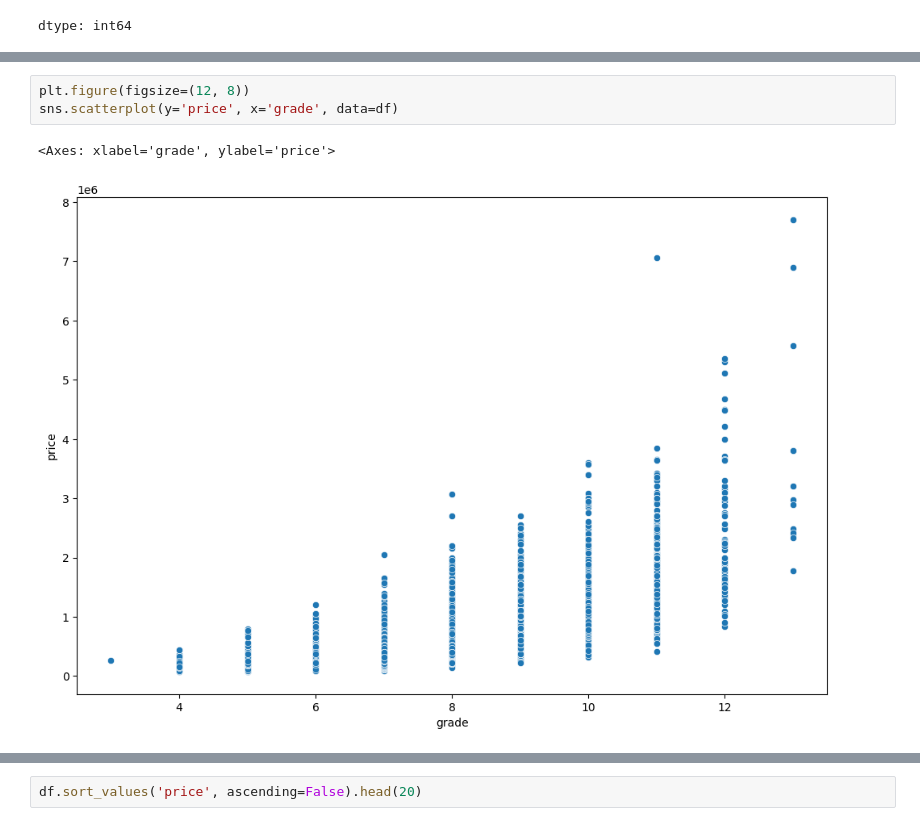
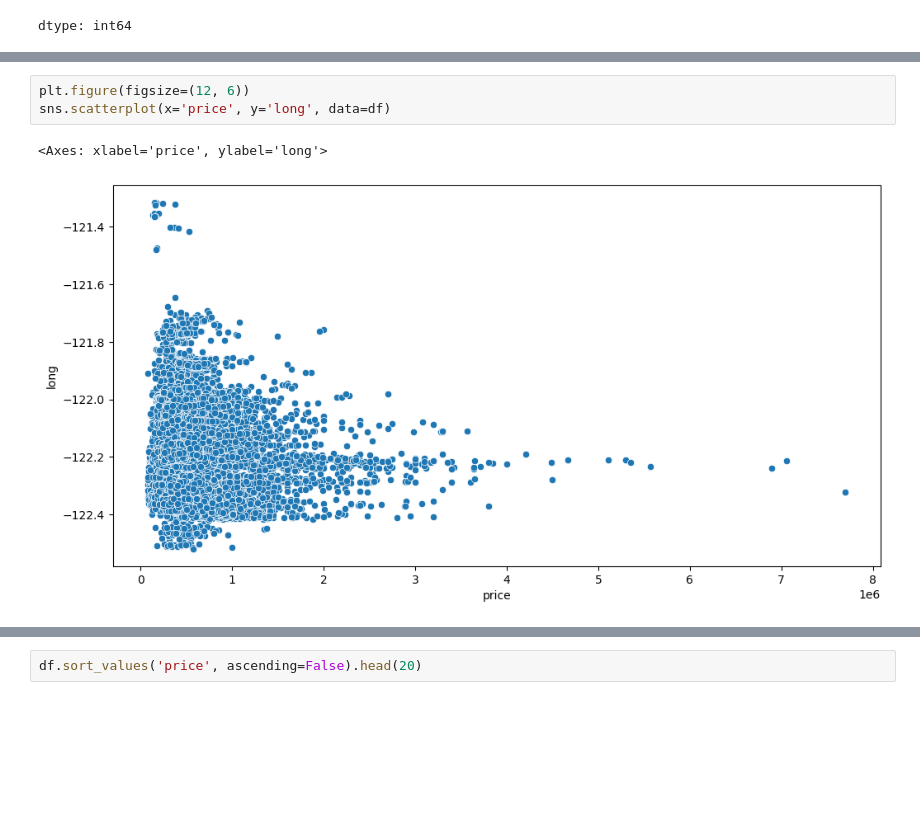
Before and after one commit to MdMahamudulHasan/ML-AI_99DaysWithCPC, a Jupyter notebook: Deep Learning/TensorFlow Basics/Keras_Regression_Project.ipynb, the cells around one changed output, grey strips where cells are left out. Saved outputs shown, nothing was run; the diff lists cells and outputs as text; blank space fills up the shorter version.

```diff
--- a/Deep Learning/TensorFlow Basics/Keras_Regression_Project.ipynb
+++ b/Deep Learning/TensorFlow Basics/Keras_Regression_Project.ipynb
@@ -114,7 +120,7 @@ sns.scatterplot(x='price', y='sqft_living', data=df)
 # %%
-plt.figure(figsize=(12, 8))
-sns.scatterplot(y='price', x='grade', data=df)
+plt.figure(figsize=(12, 6))
+sns.scatterplot(x='price', y='long', data=df)
 # %% [output]
-<Axes: xlabel='grade', ylabel='price'>
+<Axes: xlabel='price', ylabel='long'>
-[figure, old version]
+[figure, new version]
 # %%
```
Also changed, not shown: parts of 69 cells of this notebook.
